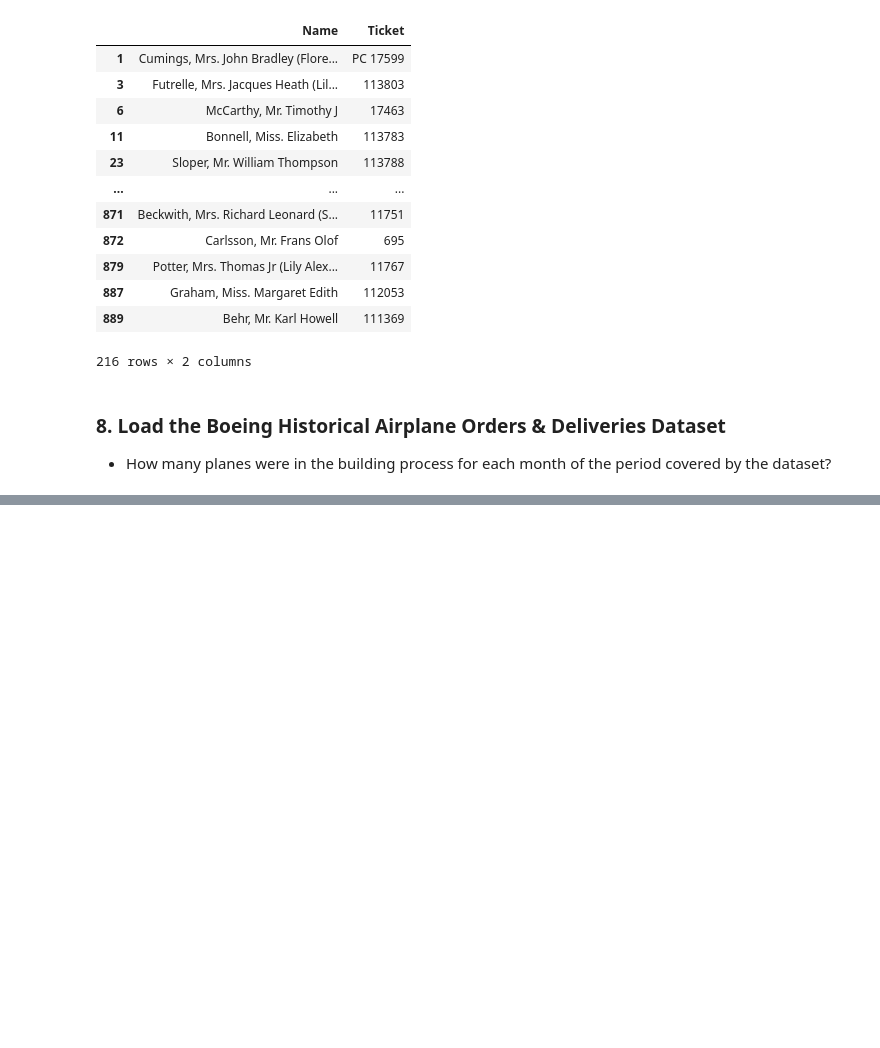
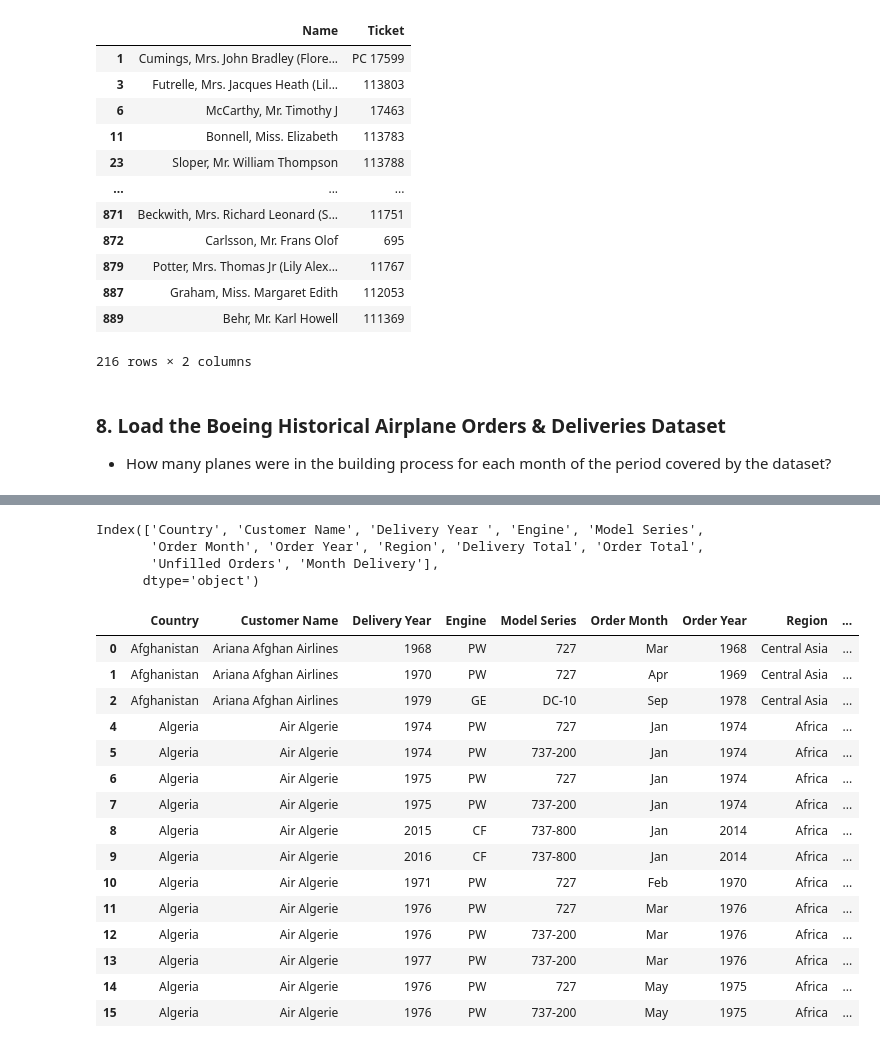
Before and after one commit to mickaelbalensi/python_data_engineer, a Jupyter notebook: pandas/titanic_analysis.ipynb, the cells around one changed output, grey strips where cells are left out. Cells and saved outputs as stored; diff of their text form; code cells hidden in the pictures; blank space fills up the shorter version.

```diff
--- a/pandas/titanic_analysis.ipynb
+++ b/pandas/titanic_analysis.ipynb
@@ -177,0 +224,52 @@ train_df[train_df["Pclass"] == 1][['Name', 'Ticket']]
+# %%
+planes.columns
+# %% [output]
+Index(['Country', 'Customer Name', 'Delivery Year ', 'Engine', 'Model Series',
+       'Order Month', 'Order Year', 'Region', 'Delivery Total', 'Order Total',
+       'Unfilled Orders', 'Month Delivery'],
+      dtype='object')
+# %%
+df = planes.copy()
+df = df.dropna(subset=['Order Year', 'Order Month', 'Delivery Year ', 'Month Delivery'])
+
+# Convert dates to datetime with error handling
+try:
+    df['Order_Date'] = pd.to_datetime(
+        df['Order Year'].astype(str) + ' ' + df['Order Month'],
+        format='%Y %b',
+        errors='coerce'  # This will set invalid dates to NaT
+    )
+
+    df['Delivery_Date'] = pd.to_datetime(
+        df['Delivery Year '].astype(str) + ' ' + df['Month Delivery'],
+        format='%Y %b',
+        errors='coerce'  # This will set invalid dates to NaT
+    )
+
+    # Drop rows where date conversion failed
+    df = df.dropna(subset=['Order_Date', 'Delivery_Date'])
+
+except Exception as e:
+    print(f"Error in date conversion: {e}")
+    print("Problematic data:")
+    print(df[['Order Year', 'Order Month', 'Delivery Year ', 'Month Delivery']].head())
+df['Order Total'] = pd.to_numeric(df['Order Total'], errors='coerce')
+# %%
+df.head(15)
+# %% [output]
+|  | Country | Customer Name | Delivery Year | Engine | Model Series | Order Month | Order Year | Region | ... |
+| 0 | Afghanistan | Ariana Afghan Airlines | 1968 | PW | 727 | Mar | 1968 | Central Asia | ... |
+| 1 | Afghanistan | Ariana Afghan Airlines | 1970 | PW | 727 | Apr | 1969 | Central Asia | ... |
+| 2 | Afghanistan | Ariana Afghan Airlines | 1979 | GE | DC-10 | Sep | 1978 | Central Asia | ... |
+| 4 | Algeria | Air Algerie | 1974 | PW | 727 | Jan | 1974 | Africa | ... |
+| 5 | Algeria | Air Algerie | 1974 | PW | 737-200 | Jan | 1974 | Africa | ... |
+| 6 | Algeria | Air Algerie | 1975 | PW | 727 | Jan | 1974 | Africa | ... |
+| 7 | Algeria | Air Algerie | 1975 | PW | 737-200 | Jan | 1974 | Africa | ... |
+| 8 | Algeria | Air Algerie | 2015 | CF | 737-800 | Jan | 2014 | Africa | ... |
+| 9 | Algeria | Air Algerie | 2016 | CF | 737-800 | Jan | 2014 | Africa | ... |
+| 10 | Algeria | Air Algerie | 1971 | PW | 727 | Feb | 1970 | Africa | ... |
+| 11 | Algeria | Air Algerie | 1976 | PW | 727 | Mar | 1976 | Africa | ... |
+| 12 | Algeria | Air Algerie | 1976 | PW | 737-200 | Mar | 1976 | Africa | ... |
+| 13 | Algeria | Air Algerie | 1977 | PW | 737-200 | Mar | 1976 | Africa | ... |
+| 14 | Algeria | Air Algerie | 1976 | PW | 727 | May | 1975 | Africa | ... |
+| 15 | Algeria | Air Algerie | 1976 | PW | 737-200 | May | 1975 | Africa | ... |
```
Also changed, not shown: parts of 10 cells of this notebook.
